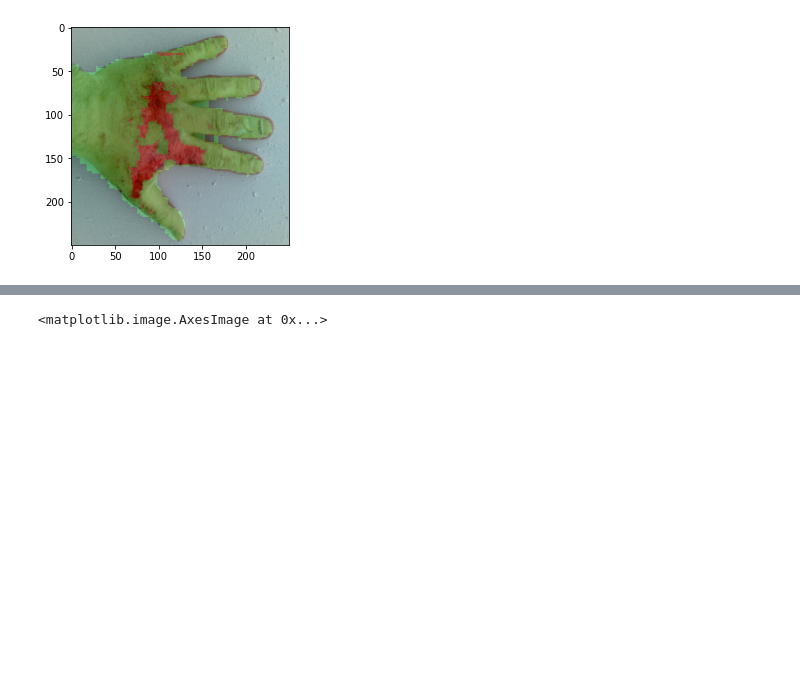
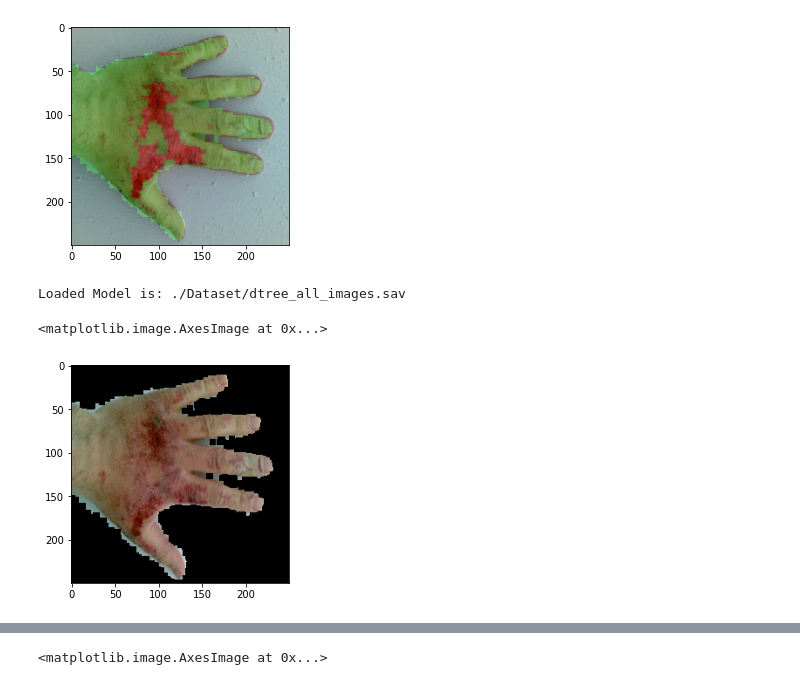
Before and after one commit to zachary-obrien/BurnEstimation, a Jupyter notebook: skin_segmentation_dtree.ipynb, the cells around one changed output, grey strips where cells are left out. Saved outputs shown, nothing was run; the diff lists cells and outputs as text; code cells hidden in the pictures; blank space fills up the shorter version.

Commit message:
can remove background and/or healthy skin

```diff
--- a/skin_segmentation_dtree.ipynb
+++ b/skin_segmentation_dtree.ipynb
@@ -128,7 +128,7 @@ def dilate_and_erode(mask, erosion=4, dilation=2):
                             np.uint8), iterations=erosion)
     return img_erosion
 
-def erode_and_dilation(mask, erosion=2, dilation=2):
+def erode_and_dilation(mask, erosion=2, dilation=3):
     img_erosion = cv2.erode(mask,
                             np.ones((3,3), np.uint8), iterations=erosion)
     img_dilation = cv2.dilate(img_erosion,
@@ -137,7 +137,10 @@ def erode_and_dilation(mask, erosion=2, dilation=2):
     #                            cv2.BORDER_DEFAULT).astype('uint8')
     return img_dilation
 # %%
-def skin_overlay(rgb_image, return_mask=False, aggression=0.5, skin_dilation=2, skin_erosion=4, burn_dilation=2, burn_erosion=4):
+def skin_overlay(rgb_image, remove_background=False, burn_only=False,
+                 return_mask=False, aggression=0.5, skin_dilation=2,
+                 skin_erosion=4, burn_dilation=2, burn_erosion=4):
+    rgb_copy = rgb_image.copy()
     background, skin, burn = image_masks(rgb_image, aggression)
     background_processed = erode_and_dilation(background)
     skin_processed = dilate_and_erode(skin, dilation=skin_dilation, erosion=skin_erosion)
@@ -153,11 +156,19 @@ def skin_overlay(rgb_image, return_mask=False, aggression=0.5, skin_dilation=2,
             elif skin_processed[row,col] > 0:
                 img_copy[row,col] = (0, 255, 0)
                 class_mask[row,col] = 1
+                if burn_only:
+                    rgb_copy[row,col] = (0, 0, 0)
             elif background_processed[row,col] > 0:
                 img_copy[row,col] = (0, 0, 0)
                 class_mask[row,col] = 0
-    img_copy_converted = img_copy.astype('uint8')
-    fused_img = cv2.addWeighted(rgb_image, 0.8, img_copy_converted, 0.2, 0)
+                if remove_background or burn_only:
+                    rgb_copy[row,col] = (0, 0, 0)
+    if remove_background or burn_only:
+        fused_img = rgb_copy
+    else:
+        img_copy_converted = img_copy.astype('uint8')
+        fused_img = cv2.addWeighted(rgb_copy, 0.8, img_copy_converted, 0.2, 0)
+
     if return_mask:
         return fused_img, class_mask
     else:
@@ -176,3 +187,10 @@ plt.imshow(fused_img)
 Loaded Model is: ./Dataset/dtree_all_images.sav
 <matplotlib.image.AxesImage at 0x...>
 [figure]
+# %%
+fused_img = skin_overlay(rgb_image, remove_background=True)
+plt.imshow(fused_img)
+# %% [output]
+Loaded Model is: ./Dataset/dtree_all_images.sav
+<matplotlib.image.AxesImage at 0x...>
+[figure, added]
```
Also changed, not shown: parts of 1 cell of this notebook, 1 other file.
